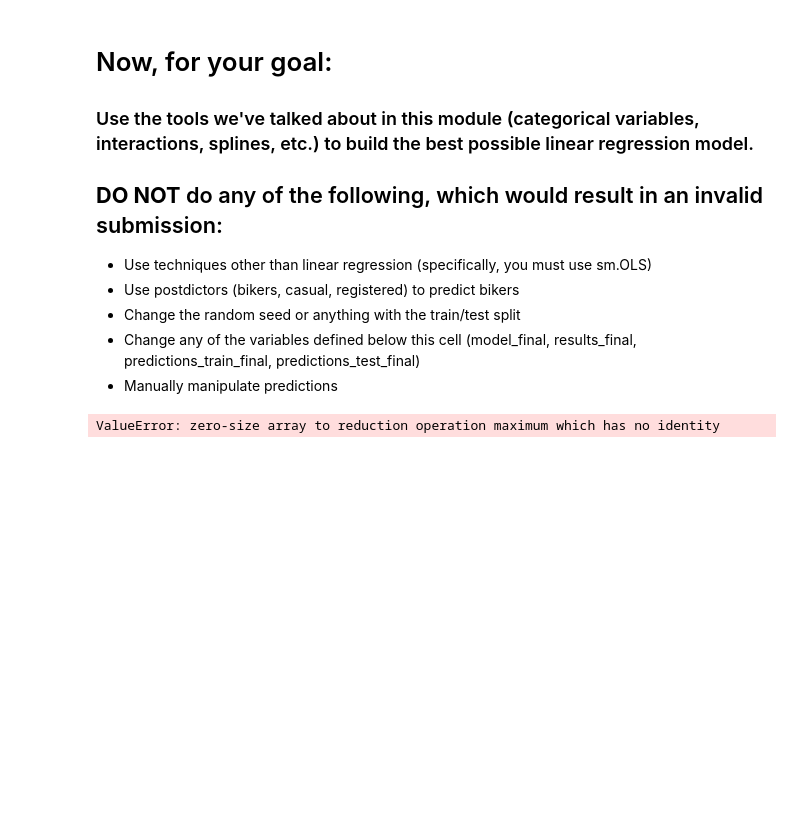
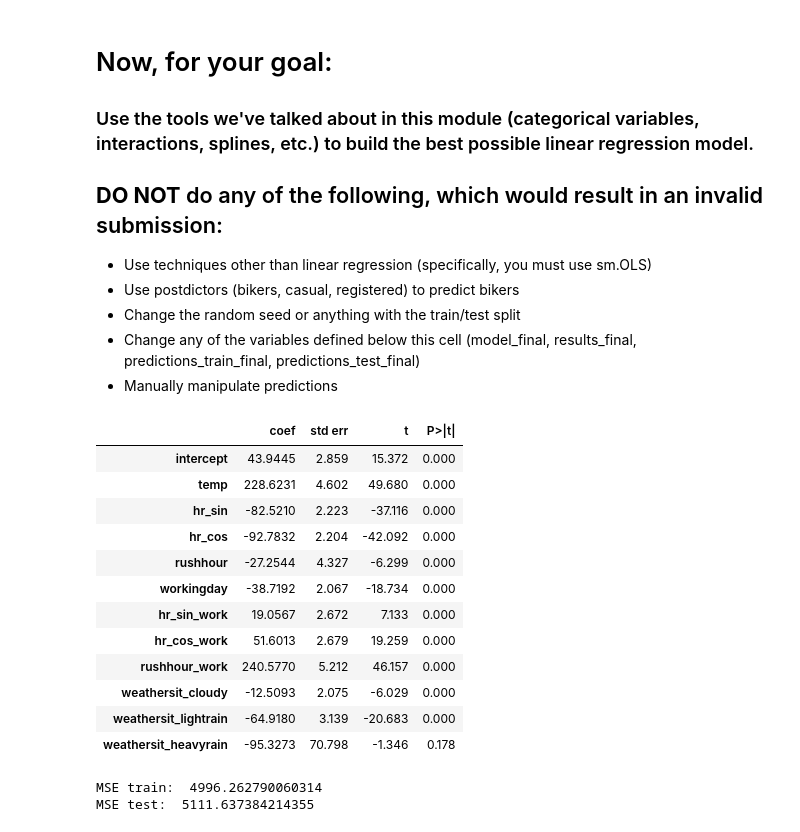
Before and after one commit to andyv-0117/code_2600, a Jupyter notebook: mod05_nonlinear.ipynb, the cells around one changed output. Drawn from its saved outputs; the diff is of its cells as text; code cells hidden in the pictures; blank space fills up the shorter version.

```diff
--- a/mod05_nonlinear.ipynb
+++ b/mod05_nonlinear.ipynb
@@ -357,20 +369,39 @@ plot_avg_actual_vs_predicted_by_feature(X=X_train,
 # %%
 # Build your linear regression model here.
 vars_to_include = [
     #fillin
+    'intercept', 'temp',
+    'hr_sin', 'hr_cos', 'rushhour',
+    'workingday', 'hr_sin_work', 'hr_cos_work', 'rushhour_work',
+    'weathersit_cloudy', 'weathersit_lightrain', 'weathersit_heavyrain',
 ]
 
 model_final = sm.OLS(y_train, X_train[vars_to_include])
 results_final = model_final.fit()
 summarize(results_final)
 # %% [output]
-ValueError: zero-size array to reduction operation maximum which has no identity
+|  | coef | std err | t | P>|t| |
+| intercept | 43.9445 | 2.859 | 15.372 | 0.000 |
+| temp | 228.6231 | 4.602 | 49.680 | 0.000 |
+| hr_sin | -82.5210 | 2.223 | -37.116 | 0.000 |
+| hr_cos | -92.7832 | 2.204 | -42.092 | 0.000 |
+| rushhour | -27.2544 | 4.327 | -6.299 | 0.000 |
+| workingday | -38.7192 | 2.067 | -18.734 | 0.000 |
+| hr_sin_work | 19.0567 | 2.672 | 7.133 | 0.000 |
+| hr_cos_work | 51.6013 | 2.679 | 19.259 | 0.000 |
+| rushhour_work | 240.5770 | 5.212 | 46.157 | 0.000 |
+| weathersit_cloudy | -12.5093 | 2.075 | -6.029 | 0.000 |
+| weathersit_lightrain | -64.9180 | 3.139 | -20.683 | 0.000 |
+| weathersit_heavyrain | -95.3273 | 70.798 | -1.346 | 0.178 |
 # %%
 predictions_train_final = predict(X_train[vars_to_include], results_final)
 print('MSE train: ', mse(y_train, predictions_train_final))
 
 predictions_test_final = predict(X_test[vars_to_include], results_final)
 print('MSE test: ', mse(y_test, predictions_test_final))
+# %% [output]
+MSE train:  4996.262790060314
+MSE test:  5111.637384214355
 # %%
 plot_avg_actual_vs_predicted_by_feature(X=X_train,
                                         y=y_train,
```
Also changed, not shown: parts of 2 cells of this notebook.
